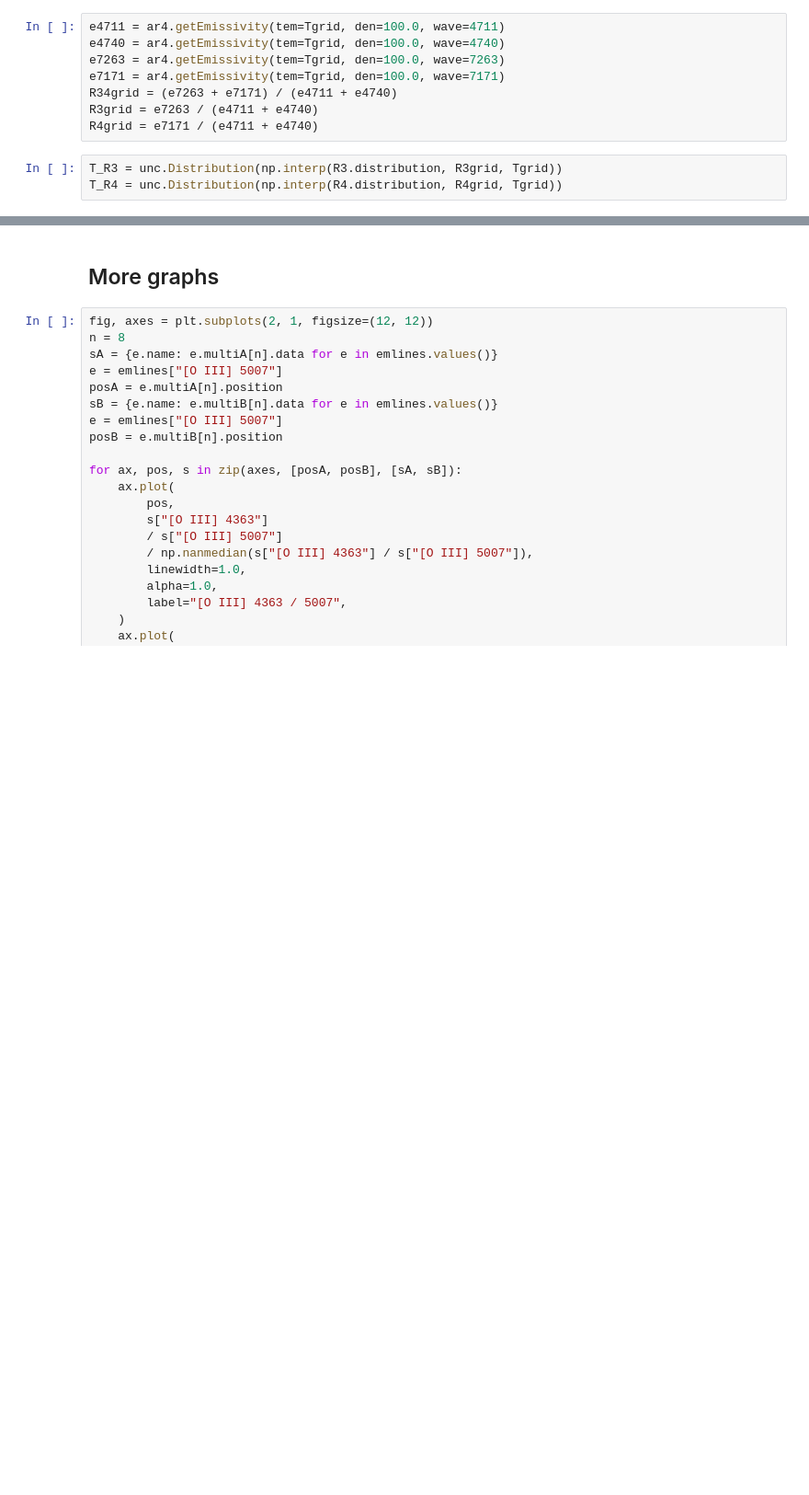
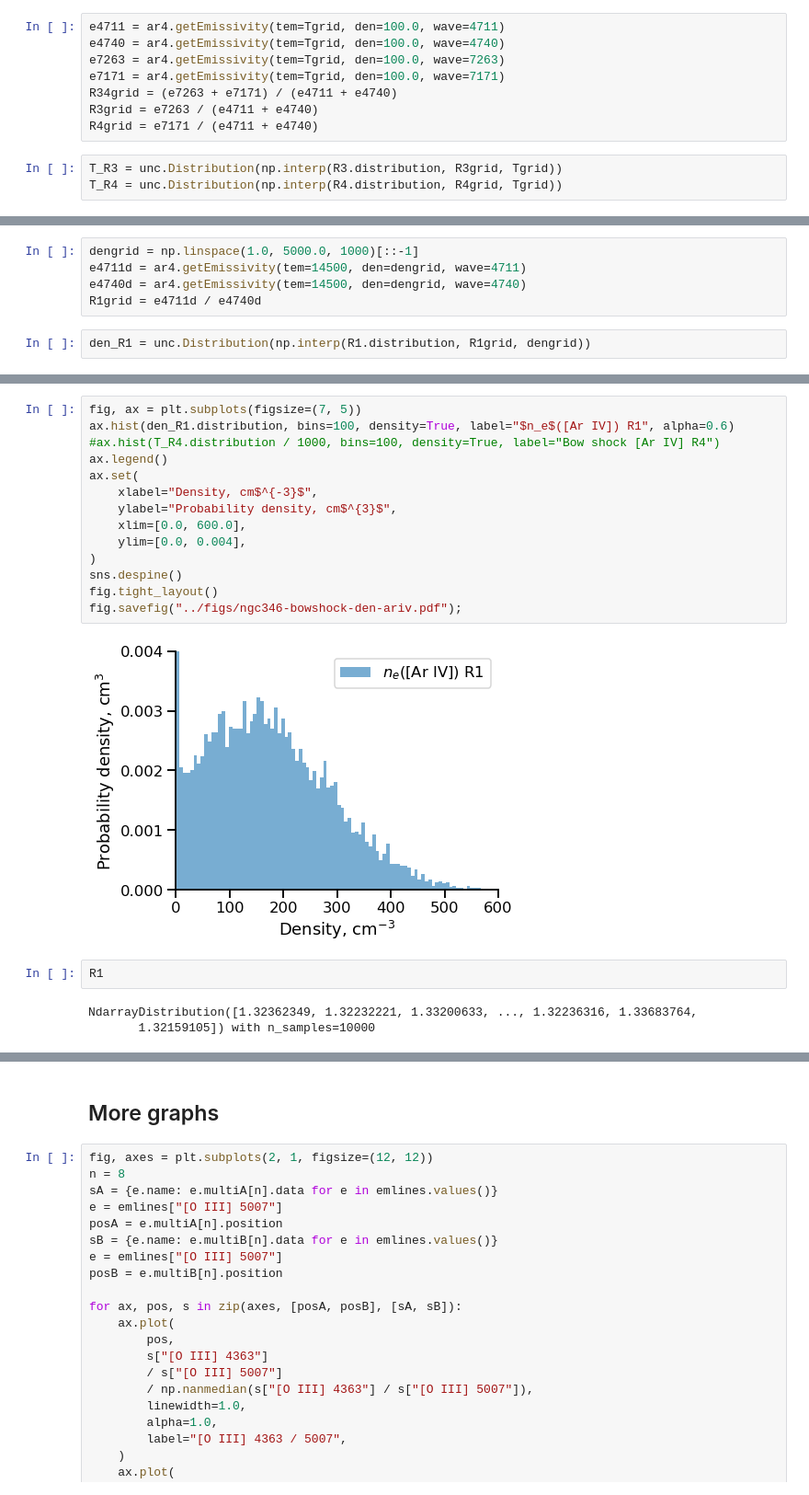
Before and after one commit to will-henney/muse-hii-regions, a Jupyter notebook: notebooks/10-01-ngc346-fors1-spatial-profiles.ipynb, the cells around one changed output, grey strips where cells are left out. Shown at 92% size. Saved outputs shown, nothing was run; the diff lists cells and outputs as text; blank space fills up the shorter version.

```diff
--- a/notebooks/10-01-ngc346-fors1-spatial-profiles.ipynb
+++ b/notebooks/10-01-ngc346-fors1-spatial-profiles.ipynb
@@ -713,0 +717,7 @@ fig.savefig("../figs/ngc346-bowshock-T-oiii-ariv.pdf");
+# %%
+dengrid = np.linspace(1.0, 5000.0, 1000)[::-1]
+e4711d = ar4.getEmissivity(tem=14500, den=dengrid, wave=4711)
+e4740d = ar4.getEmissivity(tem=14500, den=dengrid, wave=4740)
+R1grid = e4711d / e4740d
+# %%
+den_R1 = unc.Distribution(np.interp(R1.distribution, R1grid, dengrid))
@@ -713,0 +733,21 @@ fig.savefig("../figs/ngc346-bowshock-T-oiii-ariv.pdf");
+# %%
+fig, ax = plt.subplots(figsize=(7, 5))
+ax.hist(den_R1.distribution, bins=100, density=True, label="$n_e$([Ar IV]) R1", alpha=0.6)
+#ax.hist(T_R4.distribution / 1000, bins=100, density=True, label="Bow shock [Ar IV] R4")
+ax.legend()
+ax.set(
+    xlabel="Density, cm$^{-3}$",
+    ylabel="Probability density, cm$^{3}$",
+    xlim=[0.0, 600.0],
+    ylim=[0.0, 0.004],
+)
+sns.despine()
+fig.tight_layout()
+fig.savefig("../figs/ngc346-bowshock-den-ariv.pdf");
+# %% [output]
+[figure, added]
+# %%
+R1
+# %% [output]
+NdarrayDistribution([1.32362349, 1.32232221, 1.33200633, ..., 1.32236316, 1.33683764,
+       1.32159105]) with n_samples=10000
```
Also changed, not shown: parts of 9 cells of this notebook, 7 other files.
